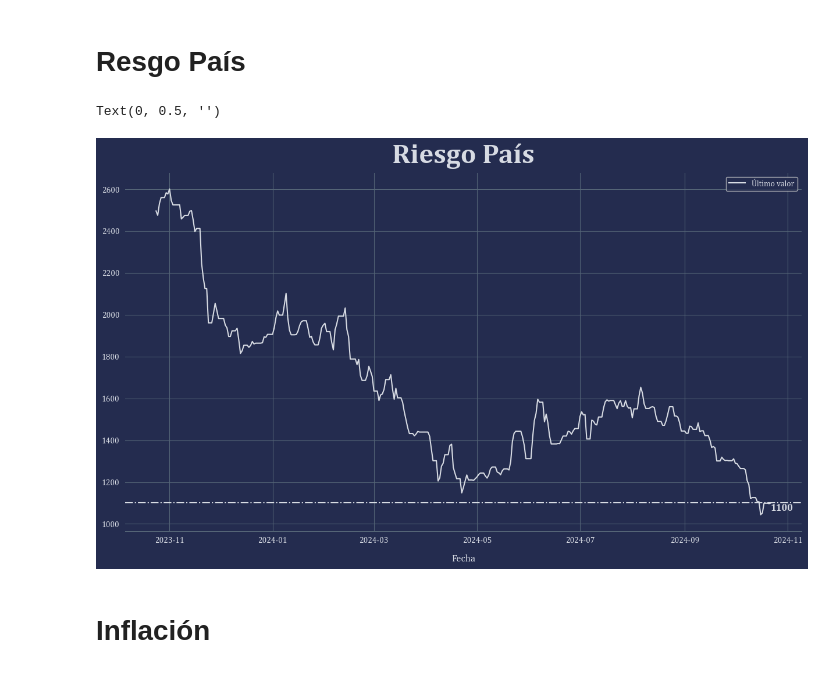
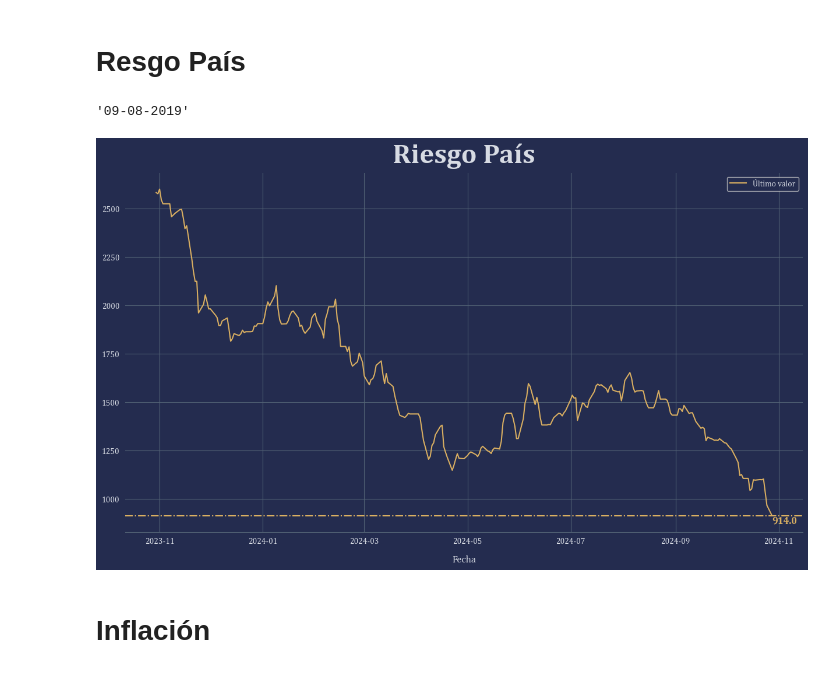
Before and after one commit to nicocorddoba/twitter-bot, a Jupyter notebook: main.ipynb, the cells around one changed output. Cells and saved outputs as stored; diff of their text form; code cells hidden in the pictures.

```diff
--- a/main.ipynb
+++ b/main.ipynb
@@ -38,13 +14,7 @@ rp_df_last_value = rp_df['valor'].iloc[-1]
-# %%
-# Riesgo País
-fig = plt.figure(figsize=(15,8))
-ax_rp = fig.subplots()
-draw_lineplot(ax=ax_rp,data=rp_df, x='fecha', y='valor', color='#d7dbe3', label='Último valor')
-ax_rp.set_title('Riesgo País', fontsize=34, pad=12, weight='bold')
-ax_rp.set_xlabel('Fecha', fontsize=12, labelpad=12)
-ax_rp.set_ylabel('')
-# %% [output]
-Text(0, 0.5, '')
-[figure, removed]
+# %%
+draw_country_risk_plot()
+# %% [output]
+'09-08-2019'
+[figure, added]
 # %% [markdown]
 # Inflación
```
Also changed, not shown: parts of 15 cells of this notebook, 3 other files.
